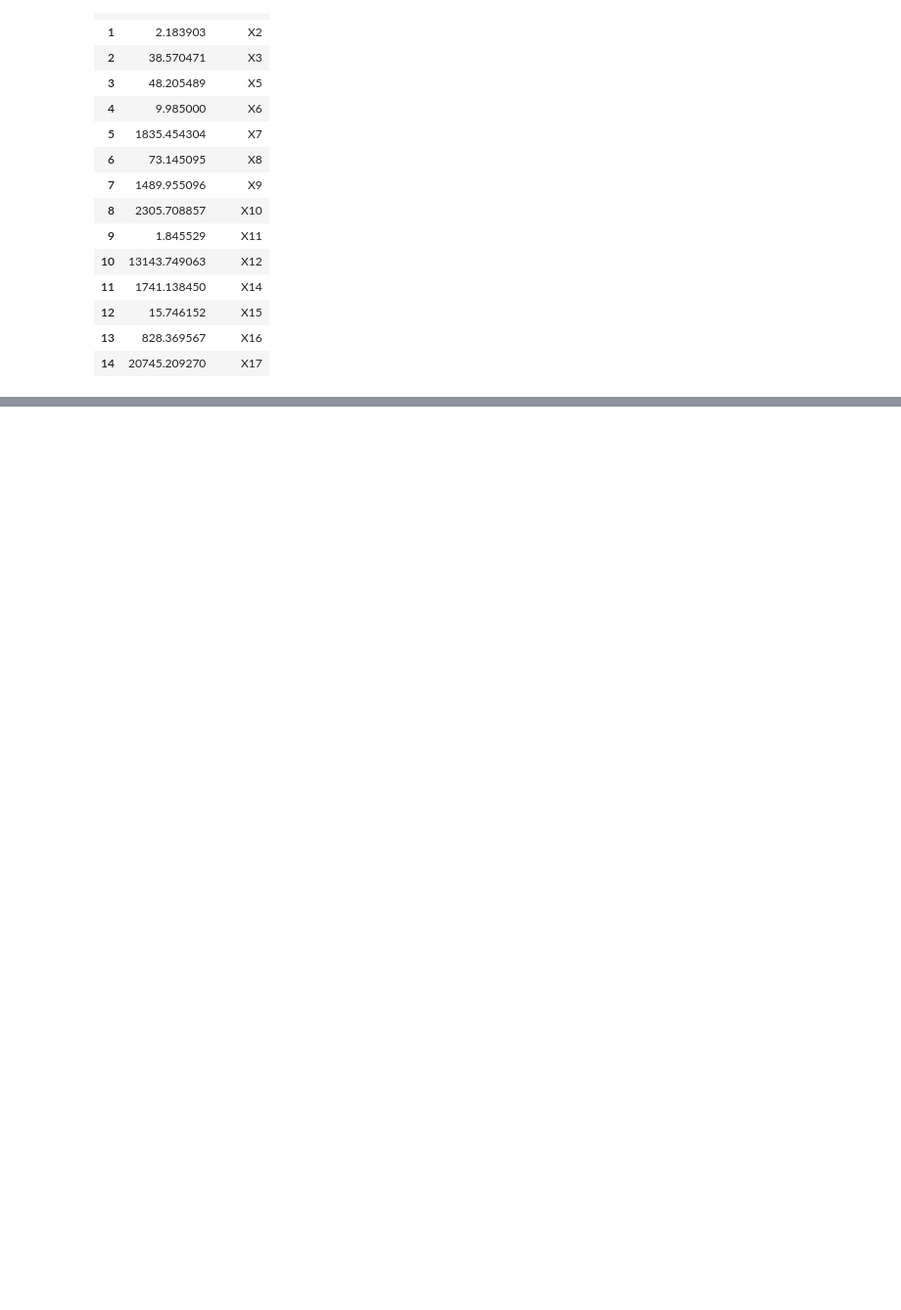
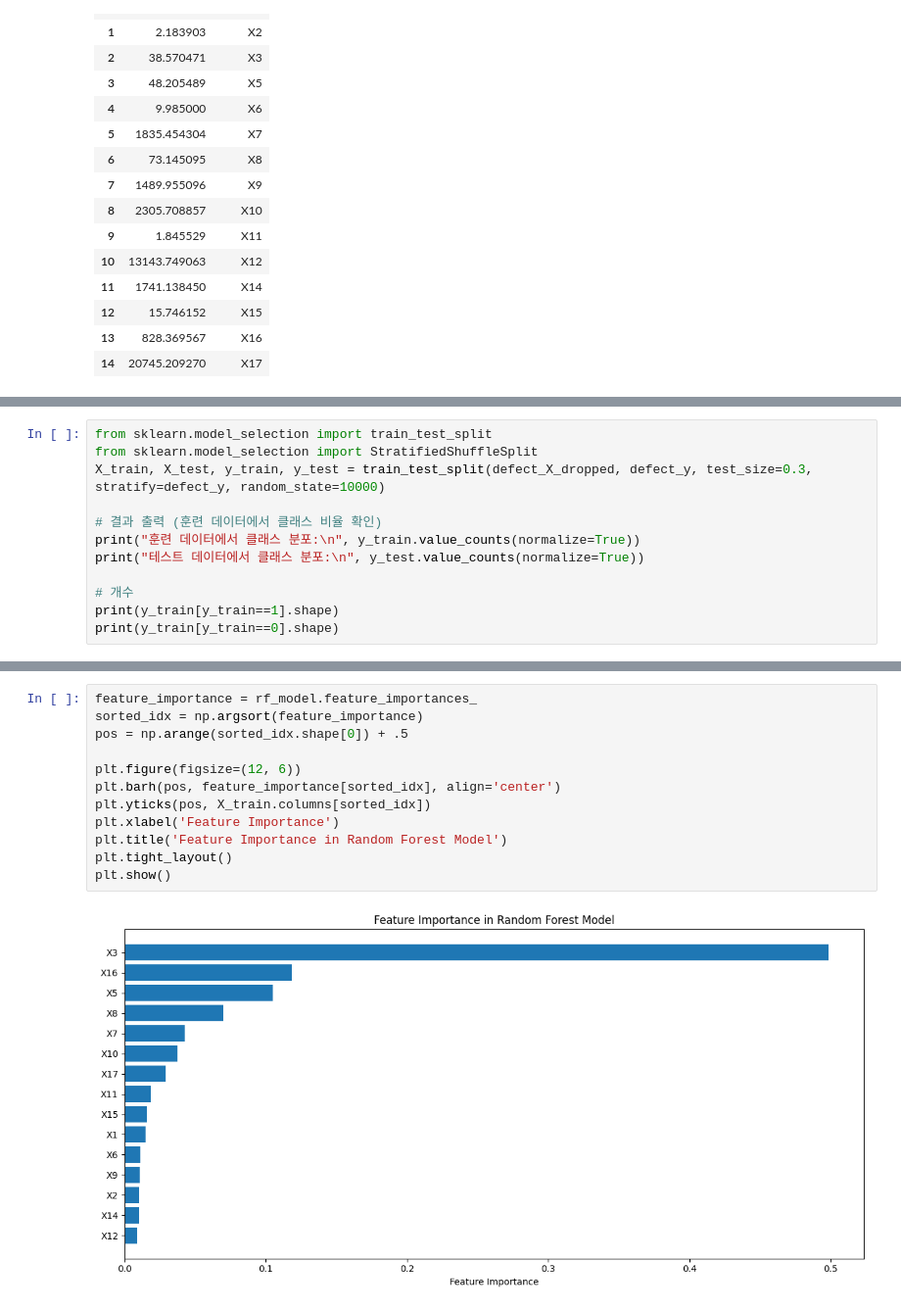
Before and after one commit to AhyeongJ/LS_Project1, a Jupyter notebook: project1.ipynb, the cells around one changed output, grey strips where cells are left out. Shown at 98% size. Cells and saved outputs as stored; diff of their text form; blank space fills up the shorter version.

```diff
--- a/project1.ipynb
+++ b/project1.ipynb
@@ -289,0 +178,12 @@ print(y_resampled[y_resampled == 0].shape)
+# %%
+from sklearn.model_selection import train_test_split
+from sklearn.model_selection import StratifiedShuffleSplit
+X_train, X_test, y_train, y_test = train_test_split(defect_X_dropped, defect_y, test_size=0.3, stratify=defect_y, random_state=10000)
+
+# 결과 출력 (훈련 데이터에서 클래스 비율 확인)
+print("훈련 데이터에서 클래스 분포:\n", y_train.value_counts(normalize=True))
+print("테스트 데이터에서 클래스 분포:\n", y_test.value_counts(normalize=True))
+
+# 개수
+print(y_train[y_train==1].shape)
+print(y_train[y_train==0].shape)
@@ -353,0 +309,14 @@ G-Mean: 0.9989
+# %%
+feature_importance = rf_model.feature_importances_
+sorted_idx = np.argsort(feature_importance)
+pos = np.arange(sorted_idx.shape[0]) + .5
+
+plt.figure(figsize=(12, 6))
+plt.barh(pos, feature_importance[sorted_idx], align='center')
+plt.yticks(pos, X_train.columns[sorted_idx])
+plt.xlabel('Feature Importance')
+plt.title('Feature Importance in Random Forest Model')
+plt.tight_layout()
+plt.show()
+# %% [output]
+[figure, added]
```
Also changed, not shown: parts of 24 cells of this notebook.
